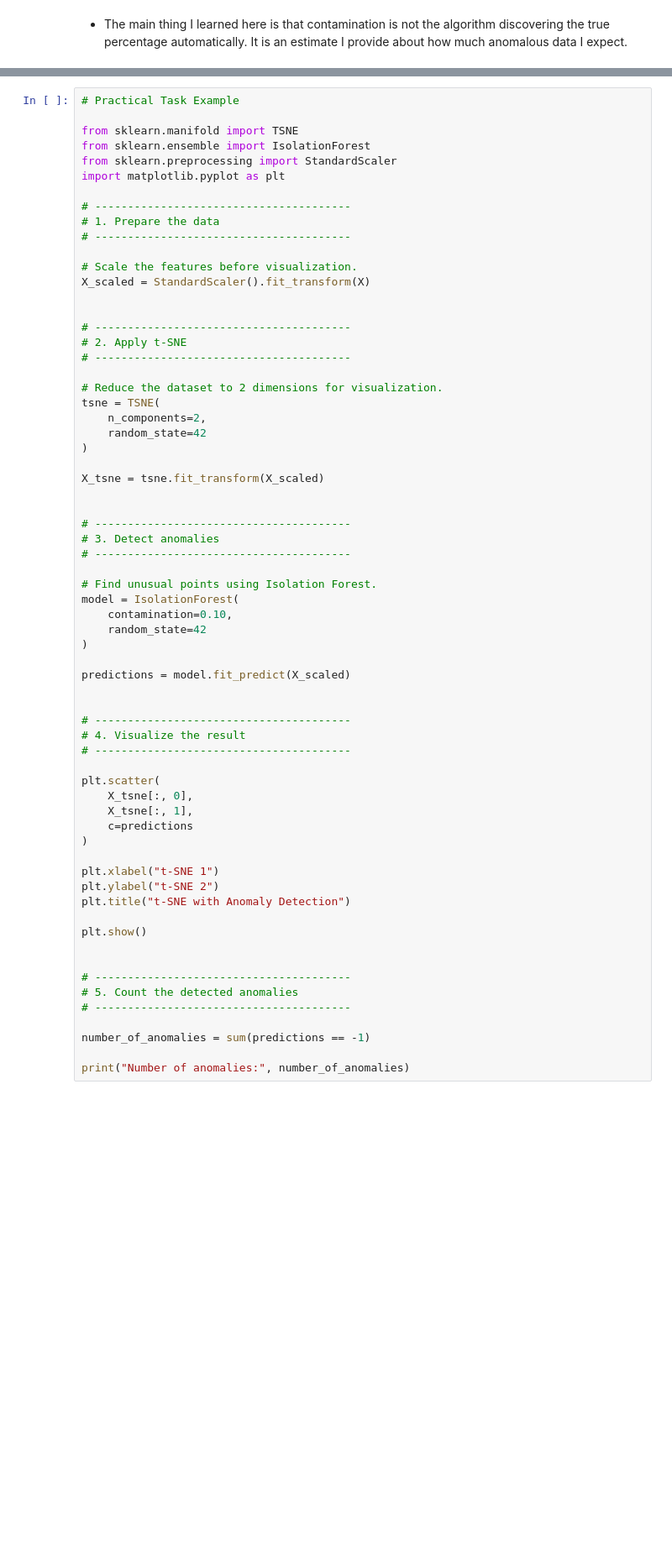
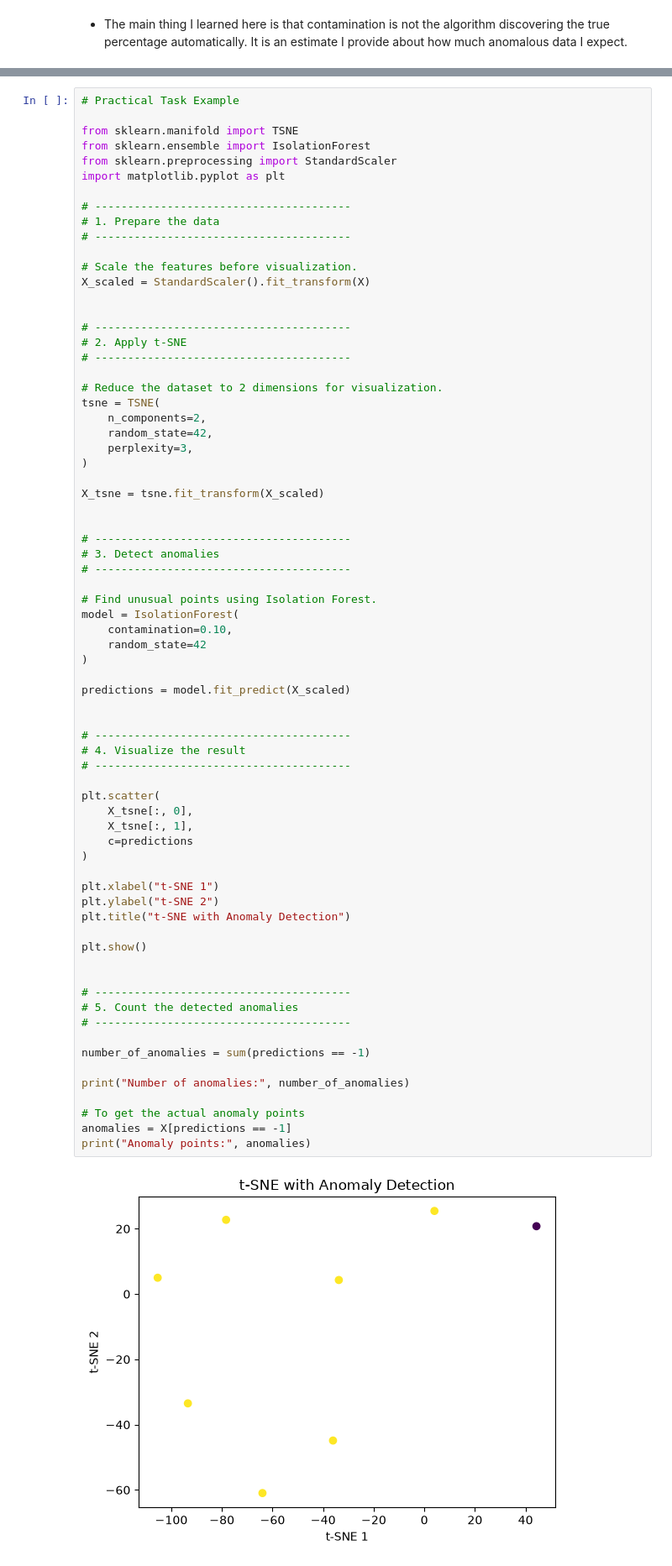
Before and after one commit to Aya-maali/BinX-AI-ML, a Jupyter notebook: Week5/Day4/t_SNE_Anomaly_Detection.ipynb, the cells around one changed output, grey strips where cells are left out. Shown at 84% size. Saved outputs shown, nothing was run; the diff lists cells and outputs as text; blank space fills up the shorter version.

```diff
--- a/Week5/Day4/t_SNE_Anomaly_Detection.ipynb
+++ b/Week5/Day4/t_SNE_Anomaly_Detection.ipynb
@@ -255,7 +256,8 @@ X_scaled = StandardScaler().fit_transform(X)
 # Reduce the dataset to 2 dimensions for visualization.
 tsne = TSNE(
     n_components=2,
-    random_state=42
+    random_state=42,
+    perplexity=3,
 )
 
 X_tsne = tsne.fit_transform(X_scaled)
@@ -271,30 +273,36 @@ model = IsolationForest(
     random_state=42
 )
 
 predictions = model.fit_predict(X_scaled)
 
 
 # ---------------------------------------
 # 4. Visualize the result
 # ---------------------------------------
 
 plt.scatter(
     X_tsne[:, 0],
     X_tsne[:, 1],
     c=predictions
 )
 
 plt.xlabel("t-SNE 1")
 plt.ylabel("t-SNE 2")
 plt.title("t-SNE with Anomaly Detection")
 
 plt.show()
 
 
 # ---------------------------------------
 # 5. Count the detected anomalies
 # ---------------------------------------
 
 number_of_anomalies = sum(predictions == -1)
 
 print("Number of anomalies:", number_of_anomalies)
+
+# To get the actual anomaly points
+anomalies = X[predictions == -1]
+print("Anomaly points:", anomalies)
+# %% [output]
+[figure, added]
```
Also changed, not shown: parts of 10 cells of this notebook, 4 other files.
